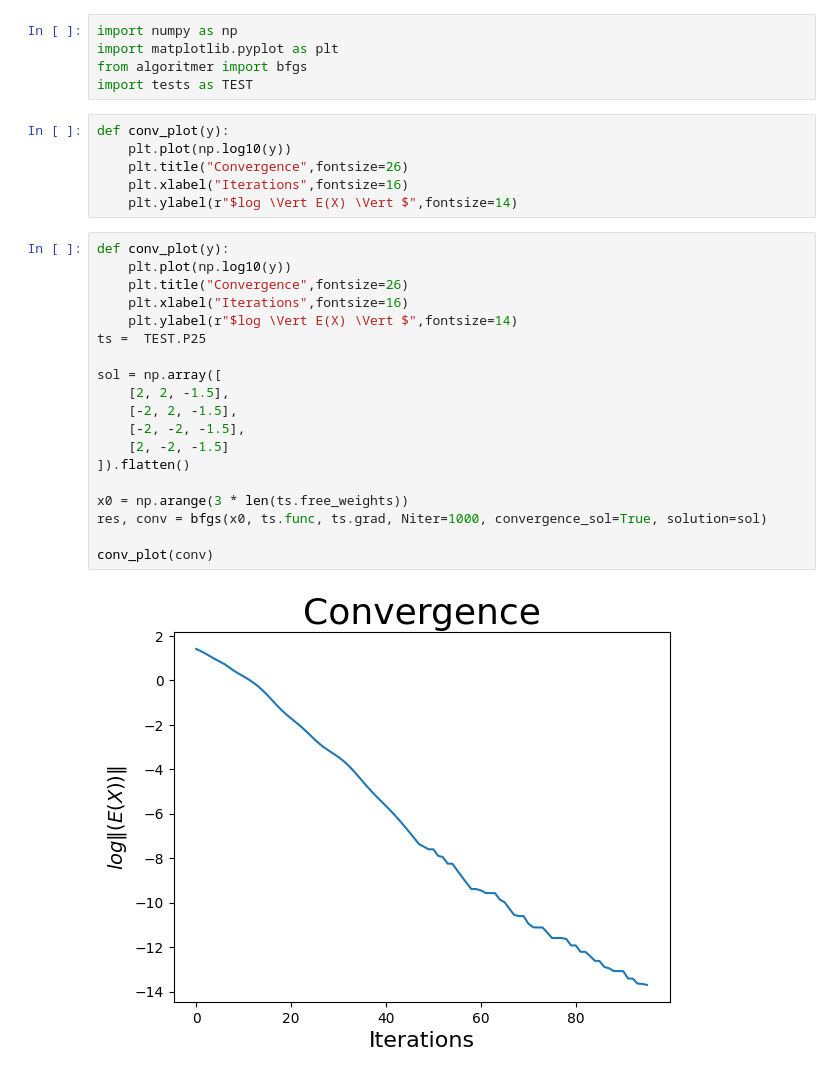
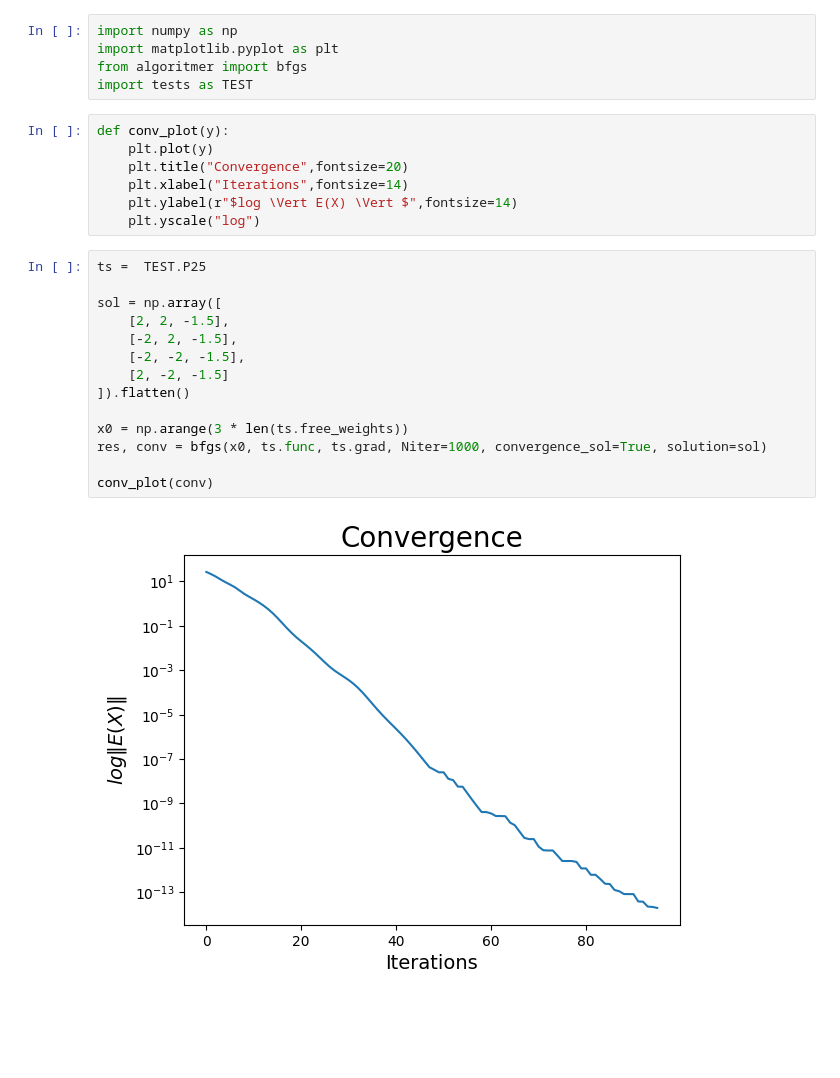
Before and after one commit to otkulseng/Opt1_Project, a Jupyter notebook: Kode/experiments.ipynb, the cells around one changed output. Saved outputs shown, nothing was run; the diff lists cells and outputs as text; blank space fills up the shorter version.

```diff
--- a/Kode/experiments.ipynb
+++ b/Kode/experiments.ipynb
@@ -5,30 +5,26 @@ from algoritmer import bfgs
 import tests as TEST
 # %%
 def conv_plot(y):
-    plt.plot(np.log10(y))
-    plt.title("Convergence",fontsize=26)
-    plt.xlabel("Iterations",fontsize=16)
+    plt.plot(y)
+    plt.title("Convergence",fontsize=20)
+    plt.xlabel("Iterations",fontsize=14)
     plt.ylabel(r"$log \Vert E(X) \Vert $",fontsize=14)
+    plt.yscale("log")
 # %%
-def conv_plot(y):
-    plt.plot(np.log10(y))
-    plt.title("Convergence",fontsize=26)
-    plt.xlabel("Iterations",fontsize=16)
-    plt.ylabel(r"$log \Vert E(X) \Vert $",fontsize=14)
 ts =  TEST.P25
 
 sol = np.array([
     [2, 2, -1.5],
     [-2, 2, -1.5],
     [-2, -2, -1.5],
     [2, -2, -1.5]
 ]).flatten()
 
 x0 = np.arange(3 * len(ts.free_weights))
 res, conv = bfgs(x0, ts.func, ts.grad, Niter=1000, convergence_sol=True, solution=sol)
 
 conv_plot(conv)
 # %% [output]
-[figure, old version]
+[figure, new version]
 # %%
 fig, ax = ts.plot(res,x0)
```
Also changed, not shown: parts of 11 cells of this notebook.
